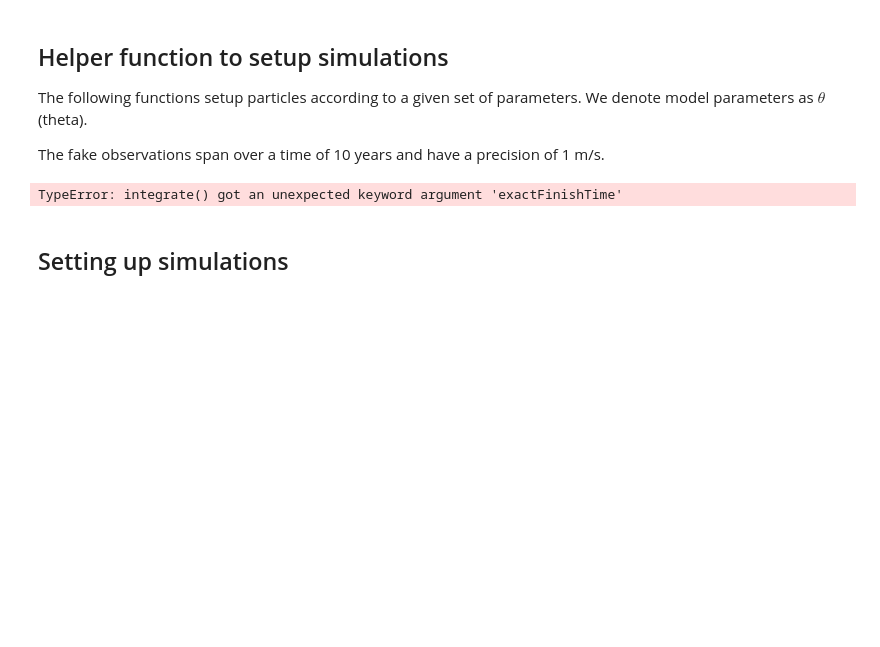
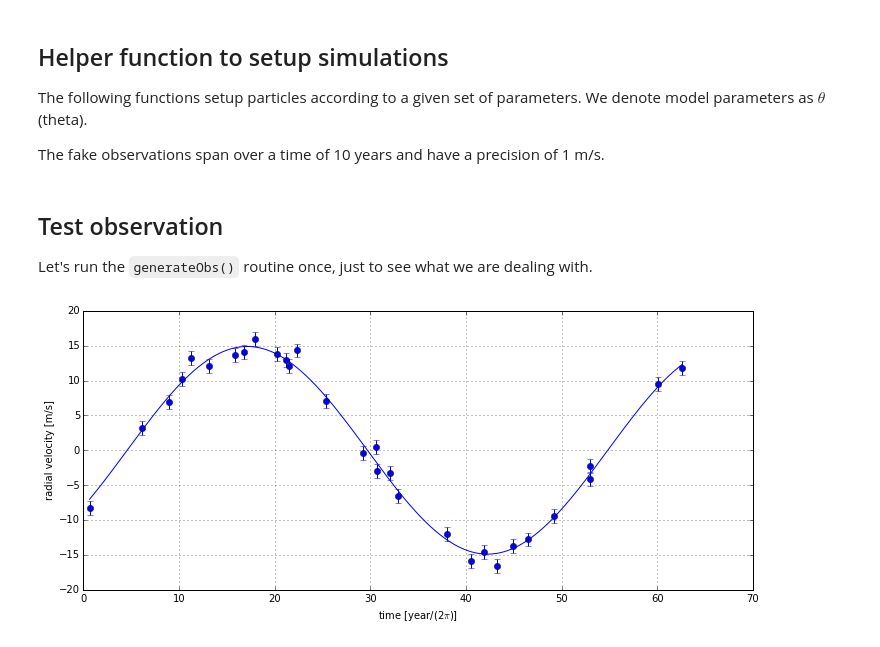
Before and after one commit to toni88x/rebound, a Jupyter notebook: python_examples/LangevinMCMC-2nd-logp-proposal.ipynb, the cells around one changed output. Saved outputs shown, nothing was run; the diff lists cells and outputs as text; code cells hidden in the pictures; blank space fills up the shorter version.

```diff
--- a/python_examples/LangevinMCMC-2nd-logp-proposal.ipynb
+++ b/python_examples/LangevinMCMC-2nd-logp-proposal.ipynb
@@ -53,33 +53,30 @@ def getRV(thetar,times=None):
     ps = r.particles
     rvs = np.zeros(len(times))
     for i,t in enumerate(times):
-        r.integrate(t,exactFinishTime=1)
-        print t, r.t
+        r.integrate(t)
         rvs[i] = ps[0].vx*CU2MS
     return rvs
 
 def generateObs(thetao, data_N):
-    global data_t, data_rv, data_err, data_theta, N_param
-    data_theta = np.array(thetao).copy()
+    global data_t, data_rv, data_err, N_param
     N_param = len(thetao)
     tmax = 10.*2.*np.pi
     data_t = np.sort(np.random.uniform(0.,tmax,data_N)).copy()
     error_scale = 1.
     data_rv = getRV(thetao,times=data_t)+np.random.normal(0.,error_scale,data_N)
     data_err = np.full(data_N,error_scale)
+# %% [markdown]
+## Test observation
+Let's run the `generateObs()` routine once, just to see what we are dealing with.
 # %%
-theta_names = ["a", "anom"]
-test =  [4.,1.]
-generateObs(test,data_N=20)
+theta_names  = ["a", "anom"]
+theta_test   =  [4.,1.]
+generateObs(theta_test,data_N=30)
 fig1 = plt.figure(figsize=(12,5))
-times = np.linspace(data_t[0],data_t[-1],1000)
-plt.plot(times, getRV(test,times=times), color="r");
-plt.plot(times, times, color="r");
+times = np.linspace(data_t[0],data_t[-1],500)
+plt.plot(times, getRV(theta_test,times=times), color="b");
+plt.ylabel("radial velocity [m/s]"); plt.xlabel("time [year/(2$\pi$)]")
 plt.errorbar(data_t, data_rv, yerr=data_err, fmt="bo")
 plt.grid()
-print data_t[0], data_t[-1]
-print times[1], times[-1]
 # %% [output]
-TypeError: integrate() got an unexpected keyword argument 'exactFinishTime'
+[figure, added]
-# %% [markdown]
-## Setting up simulations
```
Also changed, not shown: parts of 15 cells of this notebook.
